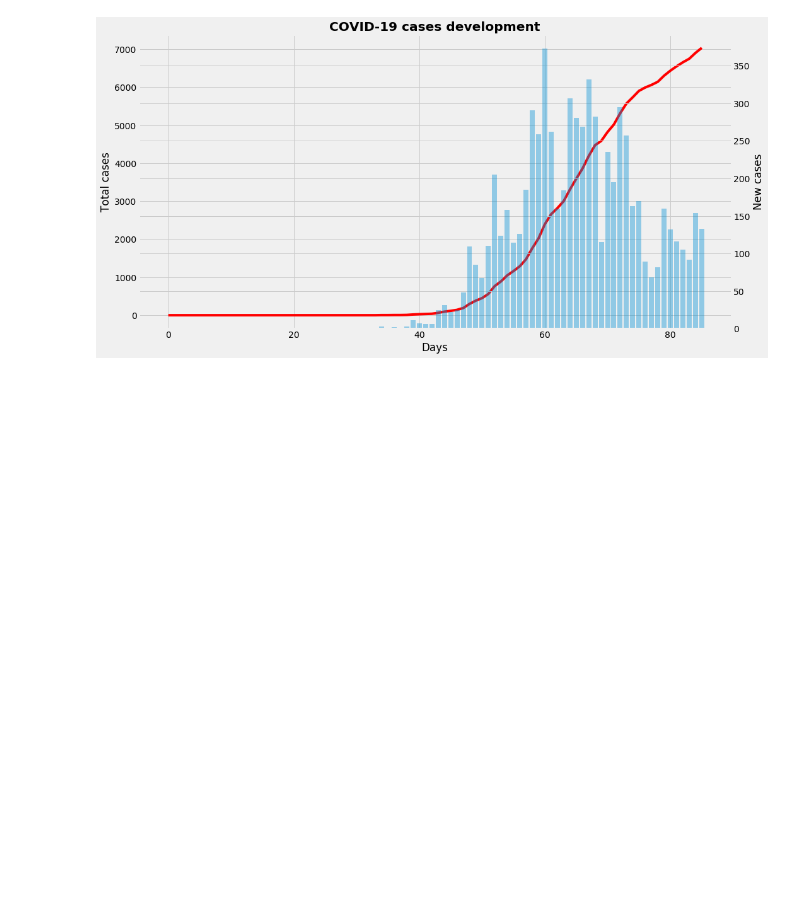
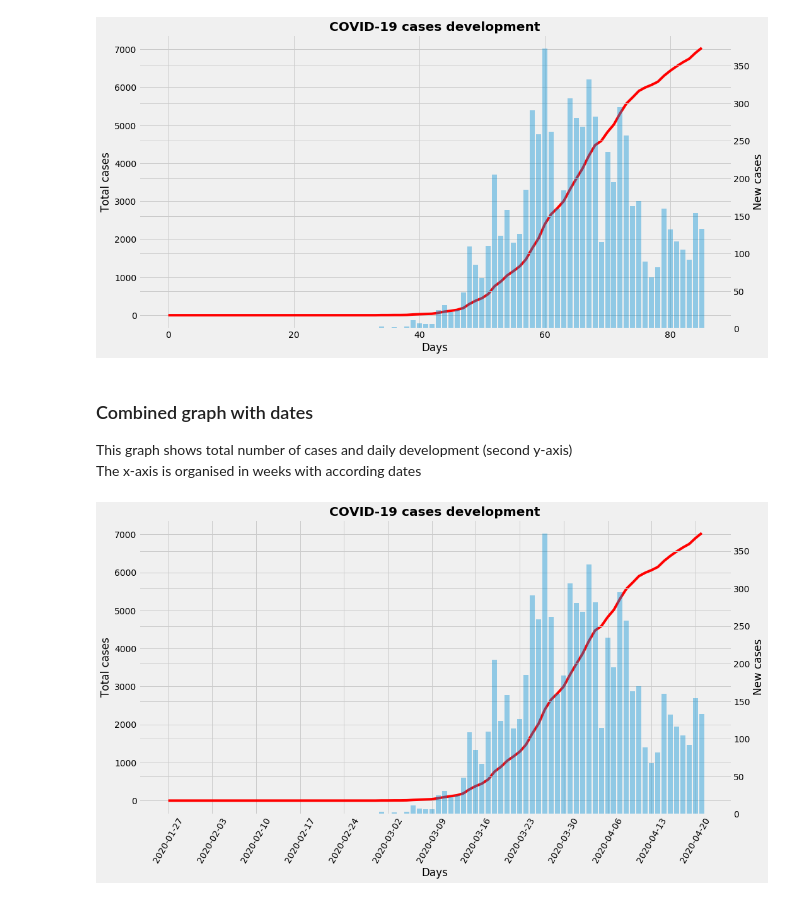
Before and after one commit to krystofh/Covid-Datascience, a Jupyter notebook: COVID_Cases_CZ.ipynb, the cells around one changed output. Drawn from its saved outputs; the diff is of its cells as text; code cells hidden in the pictures; blank space fills up the shorter version.

Commit message:
Added combined plot with dates as x-axis

```diff
--- a/COVID_Cases_CZ.ipynb
+++ b/COVID_Cases_CZ.ipynb
@@ -69,3 +69,46 @@ ax2.bar(days, cases.pocet_den, alpha = 0.4)
 plt.show()
 # %% [output]
 [figure]
+# %% [markdown]
+### Combined graph with dates
+
+This graph shows total number of cases and daily development (second y-axis) <br>
+The x-axis is organised in weeks with according dates
+# %%
+# Imports
+import pandas as pd
+cases = pd.read_csv('data/nakaza.csv')
+#display(cases.head())
+
+# Create ticks=x-axis labels
+# Start with first day from the datum column and interate by weeks
+day_tick = []      # index of the date's row
+day_tick_name = [] # date as string (cases.datum column)
+i = 0
+for day in cases.datum:
+    if i%7==0:  # 7 days steps
+        day_tick.append(i)
+        day_tick_name.append(day)
+    i = i+1
+
+# Plot settings
+fig, ax1 = plt.subplots(figsize = (15,8))
+plt.title("COVID-19 cases development", fontweight='heavy')
+plt.xticks(rotation =60)
+
+# Total cases plot
+ax1.set_xlabel("Days")
+ax1.set_ylabel("Total cases")
+ax1.set_xticks(day_tick)
+ax1.set_xticklabels(day_tick_name)
+ax1.plot(days, cases.pocet_celkem, color='red')
+
+# New cases plot
+ax2 = ax1.twinx()   # new axes, second one with shared x
+ax2.set_ylabel("New cases")
+ax2.bar(days, cases.pocet_den, alpha = 0.4)
+
+# Show the plot
+plt.show()
+# %% [output]
+[figure, added]
```
